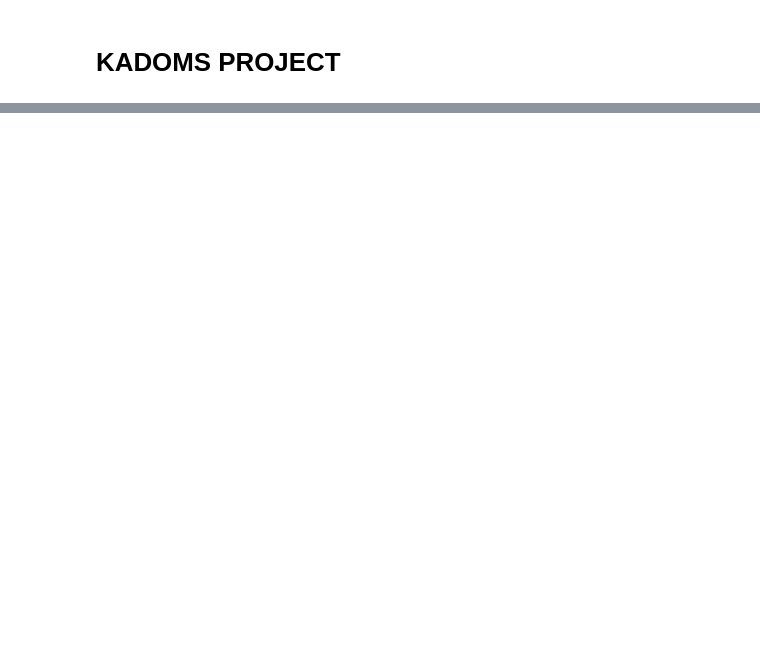
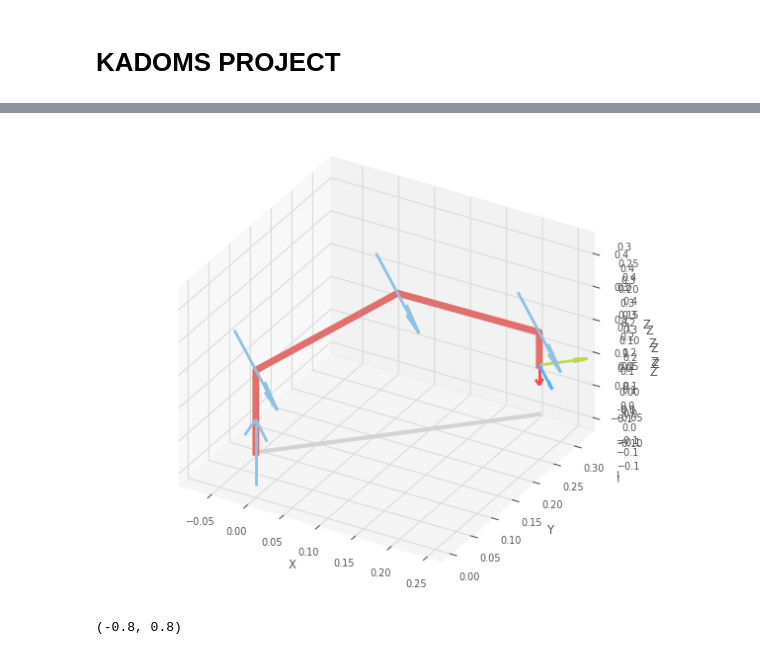
Before and after one commit to szym1998/KADOMS, a Jupyter notebook: KADOMS_TEST.ipynb, the cells around one changed output, grey strips where cells are left out. Saved outputs shown, nothing was run; the diff lists cells and outputs as text; code cells hidden in the pictures; blank space fills up the shorter version.

```diff
--- a/KADOMS_TEST.ipynb
+++ b/KADOMS_TEST.ipynb
@@ -42,0 +103,11 @@ if __name__ == "__main__":
+# %%
+
+import matplotlib.pyplot as plt
+
+robot.plot(sol.q)
+plt.xlim(-0.8, 0.8)
+plt.ylim(-0.8, 0.8)
+#plt.close()
+# %% [output]
+[figure, added]
+(-0.8, 0.8)
```
Also changed, not shown: parts of 6 cells of this notebook, 13 other files.
